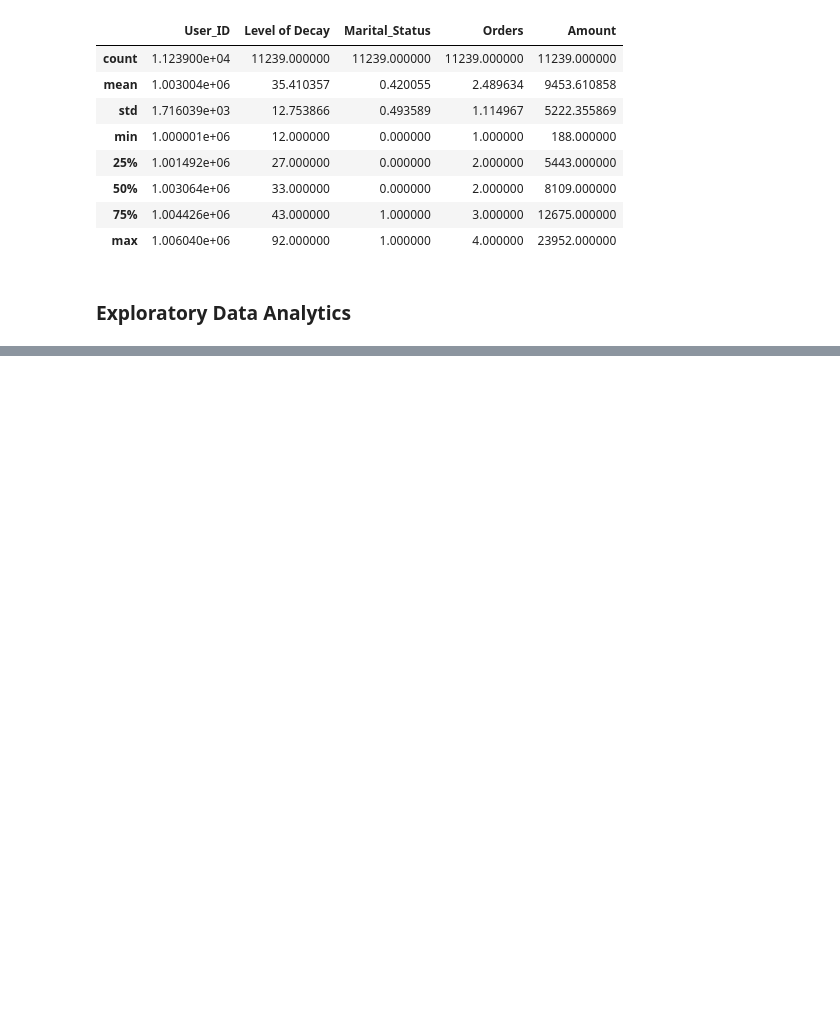
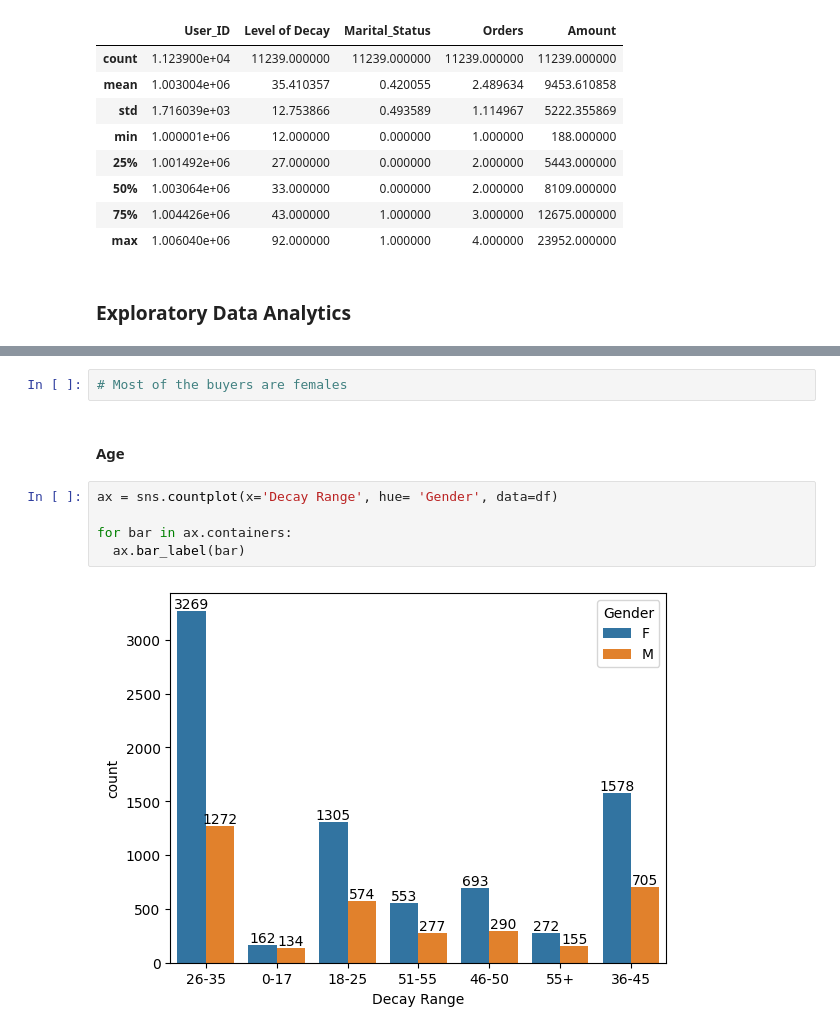
Before and after one commit to GitTanish/DataAnalysis, a Jupyter notebook: Sales_Festival.ipynb, the cells around one changed output, grey strips where cells are left out. Cells and saved outputs as stored; diff of their text form; blank space fills up the shorter version.

```diff
--- a/Sales_Festival.ipynb
+++ b/Sales_Festival.ipynb
@@ -186,0 +207,11 @@ df.describe()
+# %%
+# Most of the buyers are females
+# %% [markdown]
+#### Age
+# %%
+ax = sns.countplot(x='Decay Range', hue= 'Gender', data=df)
+
+for bar in ax.containers:
+  ax.bar_label(bar)
+# %% [output]
+[figure, added]
```
Also changed, not shown: parts of 12 cells of this notebook.
